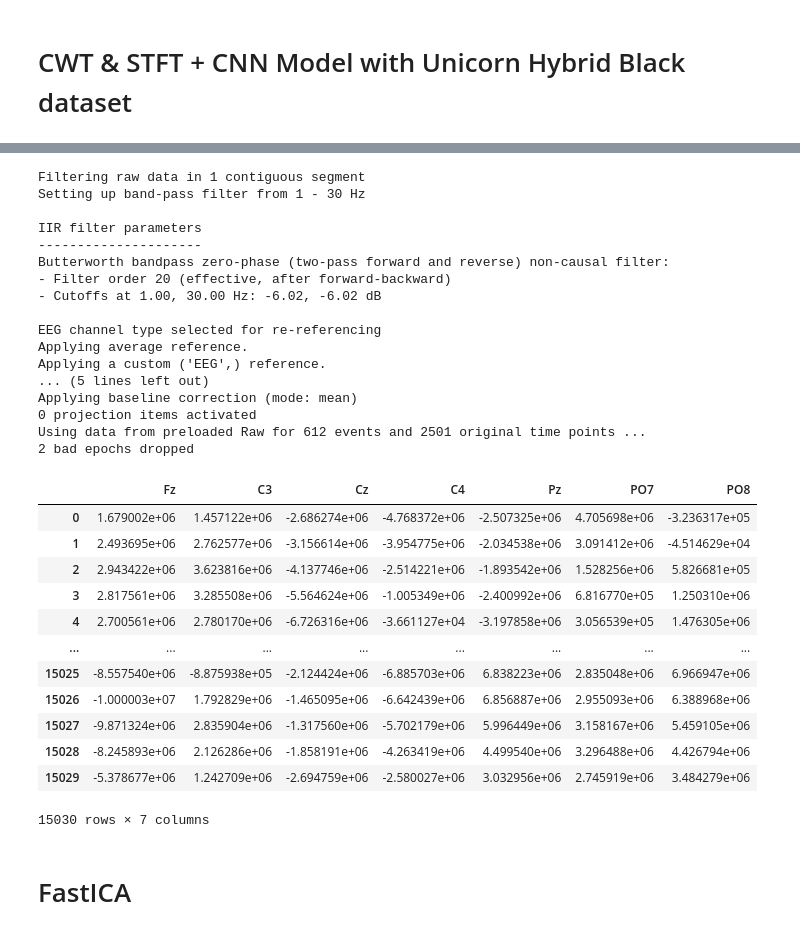
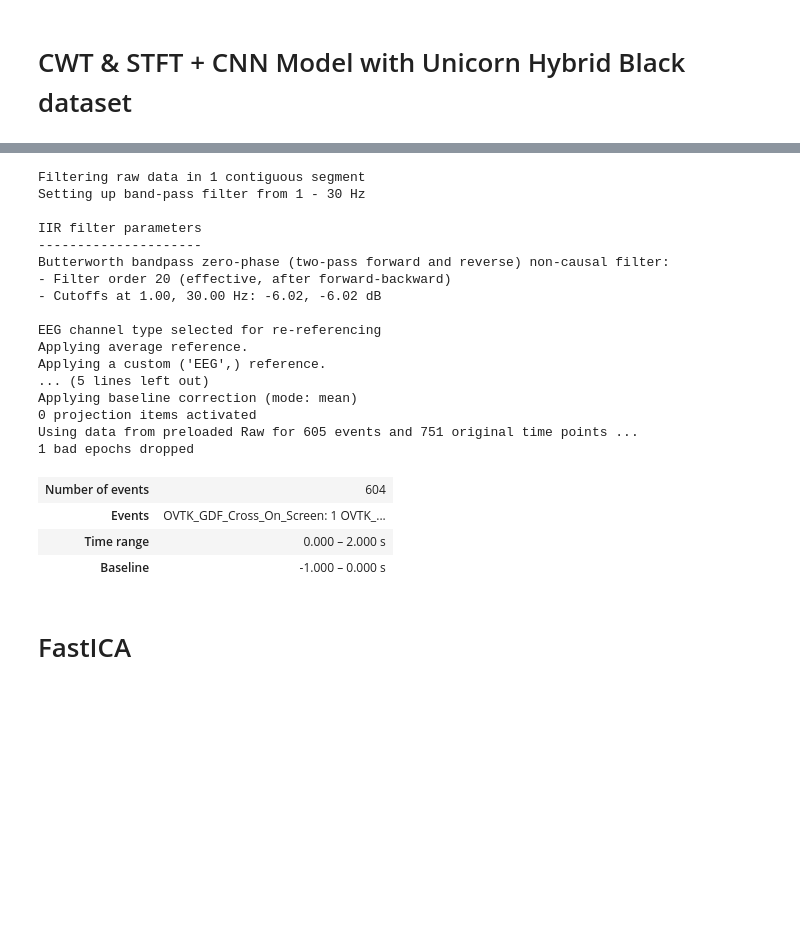
Before and after one commit to pipogood/Senior_Thesis, a Jupyter notebook: CWT_Unicorn.ipynb, the cells around one changed output, grey strips where cells are left out. Drawn from its saved outputs; the diff is of its cells as text; code cells hidden in the pictures; blank space fills up the shorter version.

```diff
--- a/CWT_Unicorn.ipynb
+++ b/CWT_Unicorn.ipynb
@@ -77,8 +85,8 @@ eeg1= eeg1.pick(["Fz","C3", "Cz", "C4","Pz",'PO7','PO8'])
 # eeg1= eeg1.pick_channels(["C3", "Cz", "C4"])
 events, event_dict = mne.events_from_annotations(eeg1)
 combine_epochs = mne.Epochs(eeg1, events,
-        tmin=-5.0,     # init timestamp of epoch (0 means trigger timestamp same as event start)
-        tmax=5.0,    # final timestamp (10 means set epoch duration 10 second)
+        tmin=-1.0,     # init timestamp of epoch (0 means trigger timestamp same as event start)
+        tmax=2.0,    # final timestamp (10 means set epoch duration 10 second)
         event_id=event_dict,
         preload = True,
         event_repeated='drop'
@@ -102,8 +110,15 @@ Applying a custom ('EEG',) reference.
 ... (5 lines left out)
 Applying baseline correction (mode: mean)
 0 projection items activated
-Using data from preloaded Raw for 612 events and 2501 original time points ...
-2 bad epochs dropped
+Using data from preloaded Raw for 605 events and 751 original time points ...
+1 bad epochs dropped
+# %%
+combine_epochs
+# %% [output]
+| Number of events | 604 |
+| Events | OVTK_GDF_Cross_On_Screen: 1 OVTK_... |
+| Time range | 0.000 – 2.000 s |
+| Baseline | -1.000 – 0.000 s |
 # %%
 df_left = combine_epochs['OVTK_GDF_Left'].to_data_frame()
 df_right = combine_epochs['OVTK_GDF_Right'].to_data_frame()
@@ -127,22 +142,6 @@ df_tongue =df_tongue.iloc[:, -7:]
 
 # plt.tight_layout()
 # plt.show()
-# %%
-df_left
-# %% [output]
-|  | Fz | C3 | Cz | C4 | Pz | PO7 | PO8 |
-| 0 | 1.679002e+06 | 1.457122e+06 | -2.686274e+06 | -4.768372e+06 | -2.507325e+06 | 4.705698e+06 | -3.236317e+05 |
-| 1 | 2.493695e+06 | 2.762577e+06 | -3.156614e+06 | -3.954775e+06 | -2.034538e+06 | 3.091412e+06 | -4.514629e+04 |
-| 2 | 2.943422e+06 | 3.623816e+06 | -4.137746e+06 | -2.514221e+06 | -1.893542e+06 | 1.528256e+06 | 5.826681e+05 |
-| 3 | 2.817561e+06 | 3.285508e+06 | -5.564624e+06 | -1.005349e+06 | -2.400992e+06 | 6.816770e+05 | 1.250310e+06 |
-| 4 | 2.700561e+06 | 2.780170e+06 | -6.726316e+06 | -3.661127e+04 | -3.197858e+06 | 3.056539e+05 | 1.476305e+06 |
-| ... | ... | ... | ... | ... | ... | ... | ... |
-| 15025 | -8.557540e+06 | -8.875938e+05 | -2.124424e+06 | -6.885703e+06 | 6.838223e+06 | 2.835048e+06 | 6.966947e+06 |
-| 15026 | -1.000003e+07 | 1.792829e+06 | -1.465095e+06 | -6.642439e+06 | 6.856887e+06 | 2.955093e+06 | 6.388968e+06 |
-| 15027 | -9.871324e+06 | 2.835904e+06 | -1.317560e+06 | -5.702179e+06 | 5.996449e+06 | 3.158167e+06 | 5.459105e+06 |
-| 15028 | -8.245893e+06 | 2.126286e+06 | -1.858191e+06 | -4.263419e+06 | 4.499540e+06 | 3.296488e+06 | 4.426794e+06 |
-| 15029 | -5.378677e+06 | 1.242709e+06 | -2.694759e+06 | -2.580027e+06 | 3.032956e+06 | 2.745919e+06 | 3.484279e+06 |
-15030 rows × 7 columns
 # %%
 # import pandas as pd
 # import seaborn as sns
```
Also changed, not shown: parts of 18 cells of this notebook, 17 other files.
